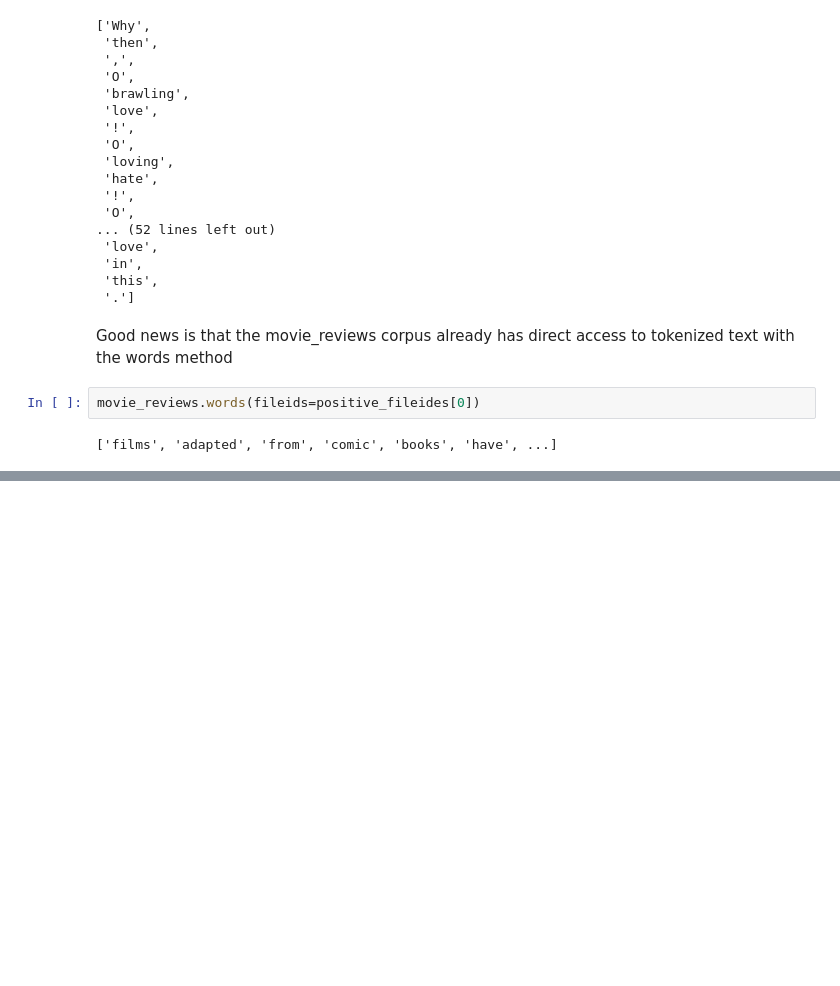
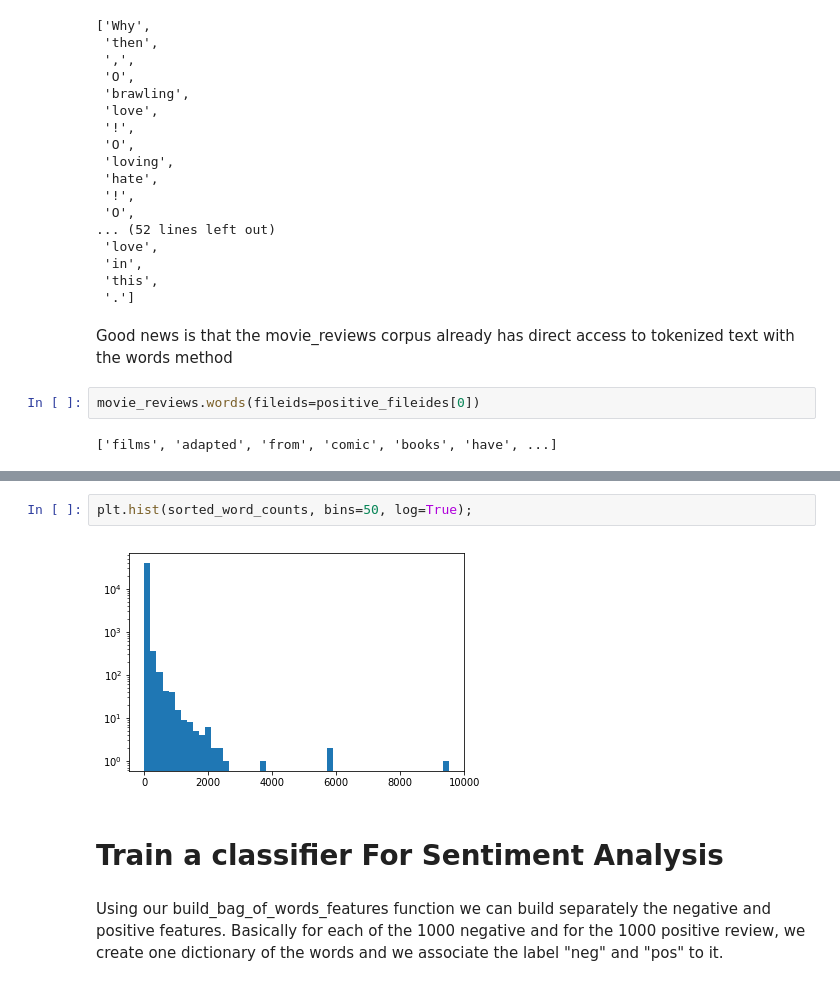
Before and after one commit to imsushilgupta/natural_language_processing_with_nltk, a Jupyter notebook: natural_language_processing_with_nltk.ipynb, the cells around one changed output, grey strips where cells are left out. Cells and saved outputs as stored; diff of their text form; blank space fills up the shorter version.

```diff
--- a/natural_language_processing_with_nltk.ipynb
+++ b/natural_language_processing_with_nltk.ipynb
@@ -150,0 +320,8 @@ movie_reviews.words(fileids=positive_fileides[0])
+# %%
+plt.hist(sorted_word_counts, bins=50, log=True);
+# %% [output]
+[figure, added]
+# %% [markdown]
+# Train a classifier For Sentiment Analysis
+# %% [markdown]
+Using our build_bag_of_words_features function we can build separately the negative and positive features. Basically for each of the 1000 negative and for the 1000 positive review, we create one dictionary of the words and we associate the label "neg" and "pos" to it.
```
Also changed, not shown: parts of 31 cells of this notebook.
